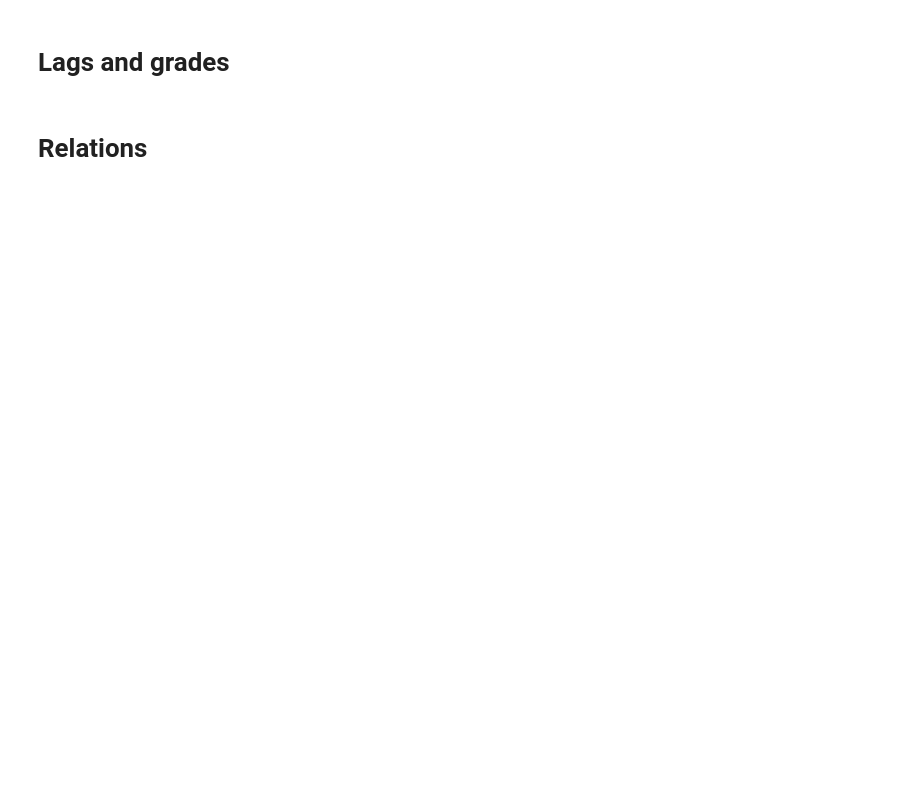
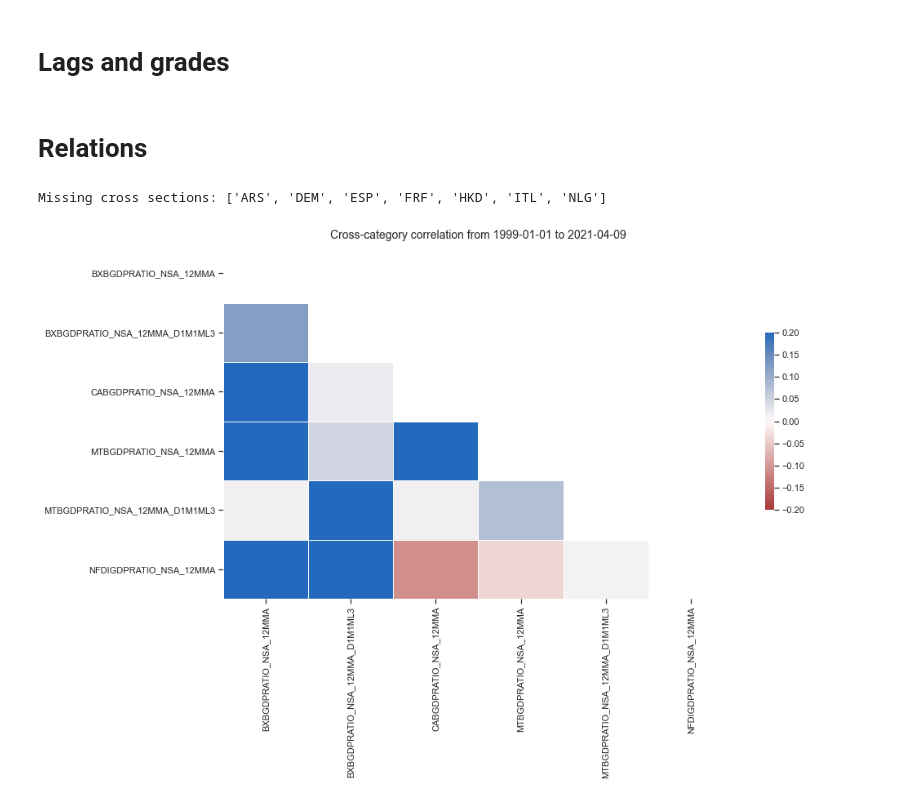
Before and after one commit to macrosynergy/macrosynergy, a Jupyter notebook: notebooks/reviews/quantamental/test.ipynb, the cells around one changed output. Cells and saved outputs as stored; diff of their text form; code cells hidden in the pictures; blank space fills up the shorter version.

```diff
--- a/notebooks/reviews/quantamental/test.ipynb
+++ b/notebooks/reviews/quantamental/test.ipynb
@@ -107,3 +108,8 @@ view_timelines(dfd, xcats=xcats_sel, cids=cid_sel, start='2000-01-01', title=f"{
 # Lags and grades
 # %% [markdown]
 # Relations
+# %%
+msp.correl_matrix(dfd, xcats=xcats, cids=cids, max_color=0.2)
+# %% [output]
+Missing cross sections: ['ARS', 'DEM', 'ESP', 'FRF', 'HKD', 'ITL', 'NLG']
+[figure, added]
```
Also changed, not shown: parts of 3 cells of this notebook, 7 other files.
